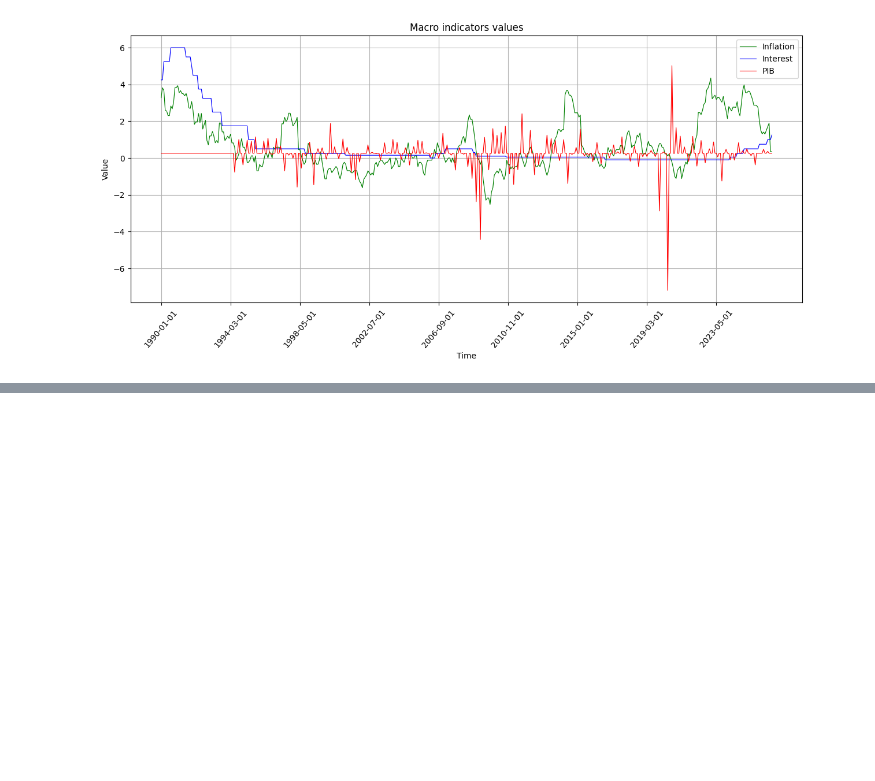
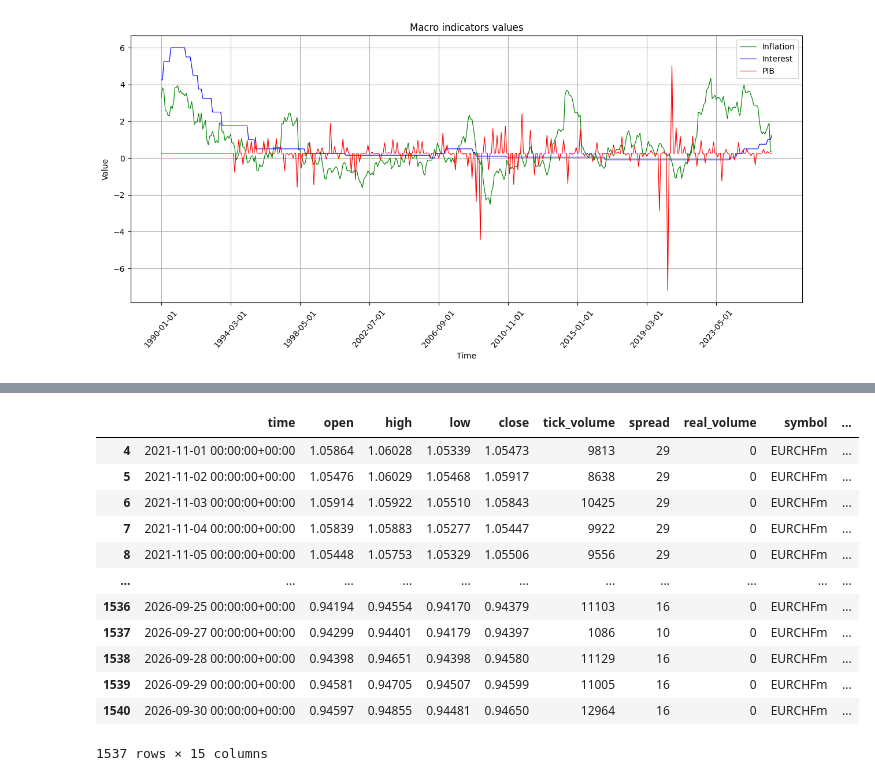
Before and after one commit to christiantommasi/public_tommasi_portfolio, a Jupyter notebook: 5_pipeline_financial_market/public_project.ipynb, the cells around one changed output, grey strips where cells are left out. Cells and saved outputs as stored; diff of their text form; code cells hidden in the pictures; blank space fills up the shorter version.

```diff
--- a/5_pipeline_financial_market/public_project.ipynb
+++ b/5_pipeline_financial_market/public_project.ipynb
@@ -790,0 +923,16 @@ plot_lines_graph_macro(japan)
+# %%
+eurchf_macro
+# %% [output]
+|  | time | open | high | low | close | tick_volume | spread | real_volume | symbol | ... |
+| 4 | 2021-11-01 00:00:00+00:00 | 1.05864 | 1.06028 | 1.05339 | 1.05473 | 9813 | 29 | 0 | EURCHFm | ... |
+| 5 | 2021-11-02 00:00:00+00:00 | 1.05476 | 1.06029 | 1.05468 | 1.05917 | 8638 | 29 | 0 | EURCHFm | ... |
+| 6 | 2021-11-03 00:00:00+00:00 | 1.05914 | 1.05922 | 1.05510 | 1.05843 | 10425 | 29 | 0 | EURCHFm | ... |
+| 7 | 2021-11-04 00:00:00+00:00 | 1.05839 | 1.05883 | 1.05277 | 1.05447 | 9922 | 29 | 0 | EURCHFm | ... |
+| 8 | 2021-11-05 00:00:00+00:00 | 1.05448 | 1.05753 | 1.05329 | 1.05506 | 9556 | 29 | 0 | EURCHFm | ... |
+| ... | ... | ... | ... | ... | ... | ... | ... | ... | ... | ... |
+| 1536 | 2026-09-25 00:00:00+00:00 | 0.94194 | 0.94554 | 0.94170 | 0.94379 | 11103 | 16 | 0 | EURCHFm | ... |
+| 1537 | 2026-09-27 00:00:00+00:00 | 0.94299 | 0.94401 | 0.94179 | 0.94397 | 1086 | 10 | 0 | EURCHFm | ... |
+| 1538 | 2026-09-28 00:00:00+00:00 | 0.94398 | 0.94651 | 0.94398 | 0.94580 | 11129 | 16 | 0 | EURCHFm | ... |
+| 1539 | 2026-09-29 00:00:00+00:00 | 0.94581 | 0.94705 | 0.94507 | 0.94599 | 11005 | 16 | 0 | EURCHFm | ... |
+| 1540 | 2026-09-30 00:00:00+00:00 | 0.94597 | 0.94855 | 0.94481 | 0.94650 | 12964 | 16 | 0 | EURCHFm | ... |
+1537 rows × 15 columns
```
Also changed, not shown: parts of 82 cells of this notebook.
